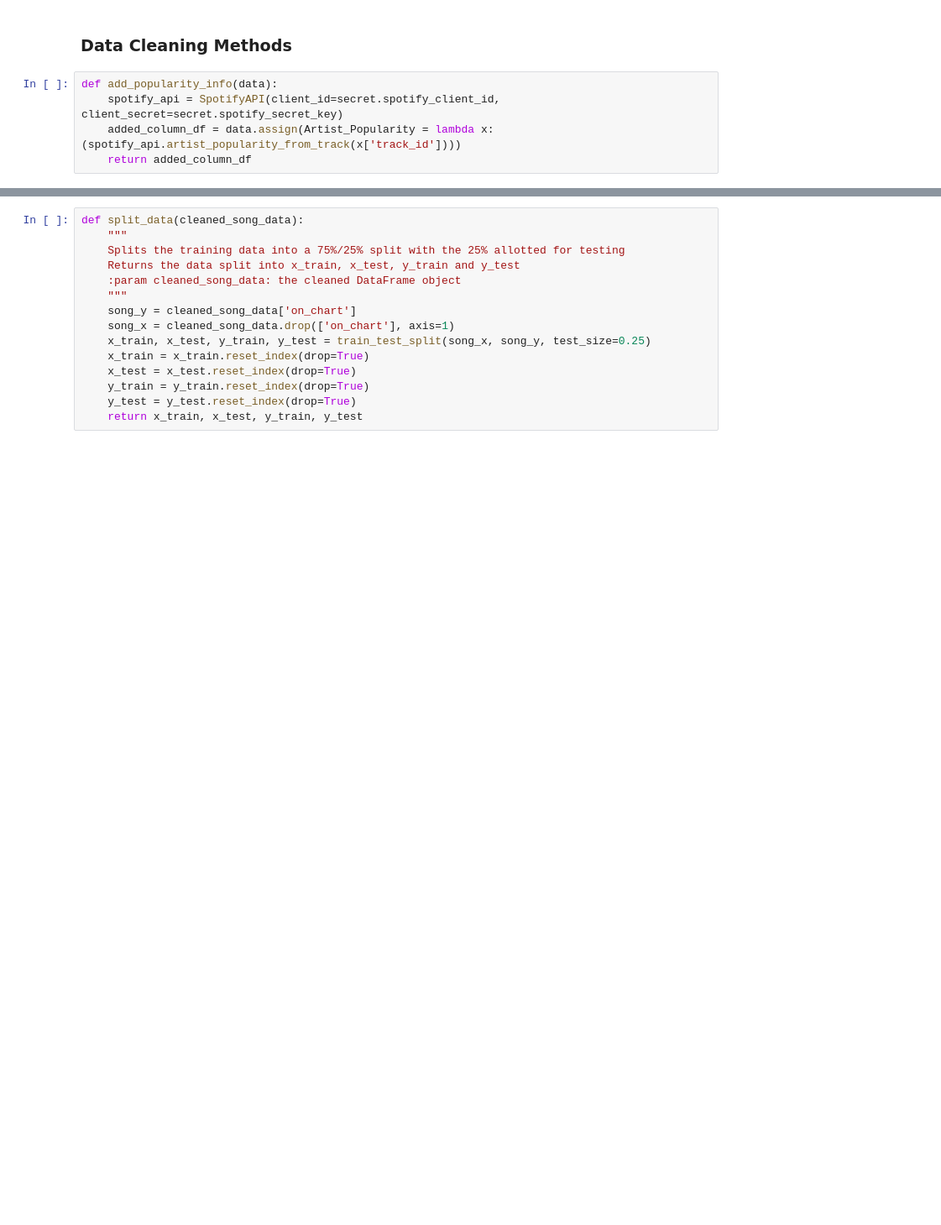
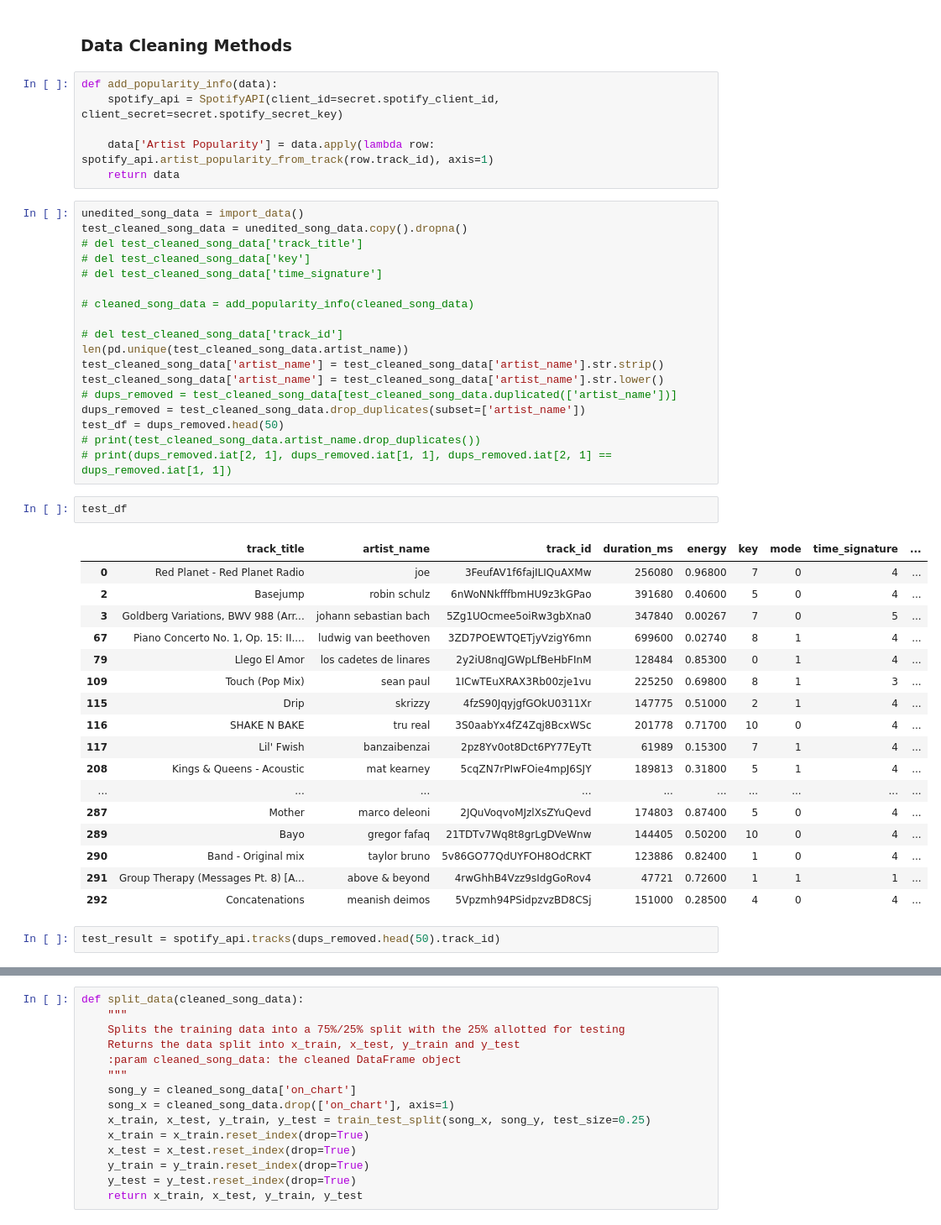
Before and after one commit to sumanasithalam/Top-Charts-Song-Classification, a Jupyter notebook: SongsAnalysis.ipynb, the cells around one changed output, grey strips where cells are left out. Shown: that part at 84% size. Cells and saved outputs as stored; diff of their text form; blank space fills up the shorter version.

Commit message:
add data imports & start analysis

```diff
--- a/SongsAnalysis.ipynb
+++ b/SongsAnalysis.ipynb
@@ -54,5 +88,46 @@ class SpotifyAPI:
 # %%
 def add_popularity_info(data):
     spotify_api = SpotifyAPI(client_id=secret.spotify_client_id, client_secret=secret.spotify_secret_key)
-    added_column_df = data.assign(Artist_Popularity = lambda x: (spotify_api.artist_popularity_from_track(x['track_id'])))
-    return added_column_df
+
+    data['Artist Popularity'] = data.apply(lambda row: spotify_api.artist_popularity_from_track(row.track_id), axis=1)
+    return data
+# %%
+unedited_song_data = import_data()
+test_cleaned_song_data = unedited_song_data.copy().dropna()
+# del test_cleaned_song_data['track_title']
+# del test_cleaned_song_data['key']
+# del test_cleaned_song_data['time_signature']
+
+# cleaned_song_data = add_popularity_info(cleaned_song_data)
+
+# del test_cleaned_song_data['track_id']
+len(pd.unique(test_cleaned_song_data.artist_name))
+test_cleaned_song_data['artist_name'] = test_cleaned_song_data['artist_name'].str.strip()
+test_cleaned_song_data['artist_name'] = test_cleaned_song_data['artist_name'].str.lower()
+# dups_removed = test_cleaned_song_data[test_cleaned_song_data.duplicated(['artist_name'])]
+dups_removed = test_cleaned_song_data.drop_duplicates(subset=['artist_name'])
+test_df = dups_removed.head(50)
+# print(test_cleaned_song_data.artist_name.drop_duplicates())
+# print(dups_removed.iat[2, 1], dups_removed.iat[1, 1], dups_removed.iat[2, 1] == dups_removed.iat[1, 1])
+# %%
+test_df
+# %% [output]
+|  | track_title | artist_name | track_id | duration_ms | energy | key | mode | time_signature | ... |
+| 0 | Red Planet - Red Planet Radio | joe | 3FeufAV1f6fajILIQuAXMw | 256080 | 0.96800 | 7 | 0 | 4 | ... |
+| 2 | Basejump | robin schulz | 6nWoNNkfffbmHU9z3kGPao | 391680 | 0.40600 | 5 | 0 | 4 | ... |
+| 3 | Goldberg Variations, BWV 988 (Arr... | johann sebastian bach | 5Zg1UOcmee5oiRw3gbXna0 | 347840 | 0.00267 | 7 | 0 | 5 | ... |
+| 67 | Piano Concerto No. 1, Op. 15: II.... | ludwig van beethoven | 3ZD7POEWTQETjyVzigY6mn | 699600 | 0.02740 | 8 | 1 | 4 | ... |
+| 79 | Llego El Amor | los cadetes de linares | 2y2iU8nqJGWpLfBeHbFInM | 128484 | 0.85300 | 0 | 1 | 4 | ... |
+| 109 | Touch (Pop Mix) | sean paul | 1ICwTEuXRAX3Rb00zje1vu | 225250 | 0.69800 | 8 | 1 | 3 | ... |
+| 115 | Drip | skrizzy | 4fzS90JqyjgfGOkU0311Xr | 147775 | 0.51000 | 2 | 1 | 4 | ... |
+| 116 | SHAKE N BAKE | tru real | 3S0aabYx4fZ4Zqj8BcxWSc | 201778 | 0.71700 | 10 | 0 | 4 | ... |
+| 117 | Lil' Fwish | banzaibenzai | 2pz8Yv0ot8Dct6PY77EyTt | 61989 | 0.15300 | 7 | 1 | 4 | ... |
+| 208 | Kings & Queens - Acoustic | mat kearney | 5cqZN7rPIwFOie4mpJ6SJY | 189813 | 0.31800 | 5 | 1 | 4 | ... |
+| ... | ... | ... | ... | ... | ... | ... | ... | ... | ... |
+| 287 | Mother | marco deleoni | 2JQuVoqvoMJzlXsZYuQevd | 174803 | 0.87400 | 5 | 0 | 4 | ... |
+| 289 | Bayo | gregor fafaq | 21TDTv7Wq8t8grLgDVeWnw | 144405 | 0.50200 | 10 | 0 | 4 | ... |
+| 290 | Band - Original mix | taylor bruno | 5v86GO77QdUYFOH8OdCRKT | 123886 | 0.82400 | 1 | 0 | 4 | ... |
+| 291 | Group Therapy (Messages Pt. 8) [A... | above & beyond | 4rwGhhB4Vzz9sIdgGoRov4 | 47721 | 0.72600 | 1 | 1 | 1 | ... |
+| 292 | Concatenations | meanish deimos | 5Vpzmh94PSidpzvzBD8CSj | 151000 | 0.28500 | 4 | 0 | 4 | ... |
+# %%
+test_result = spotify_api.tracks(dups_removed.head(50).track_id)
```
Also changed, not shown: parts of 13 cells of this notebook.
